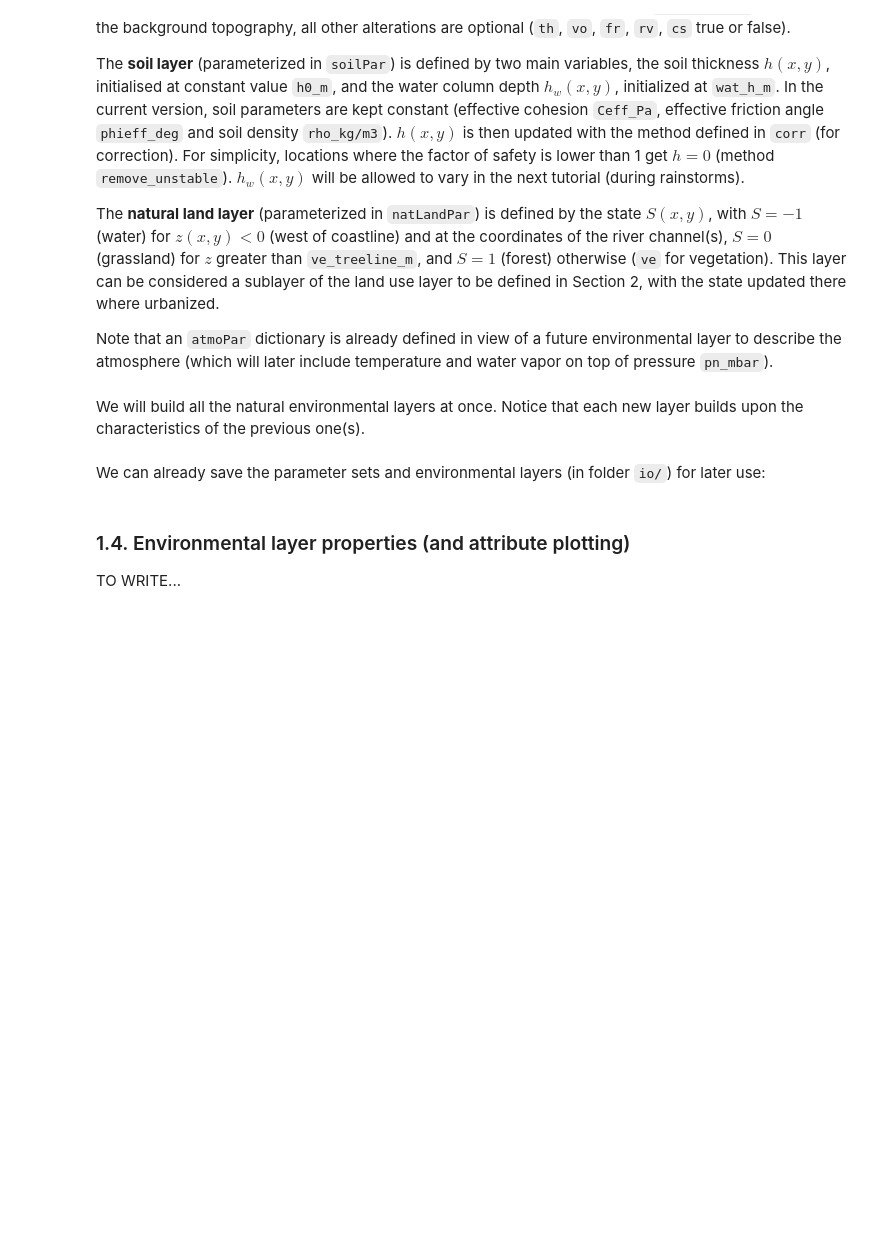
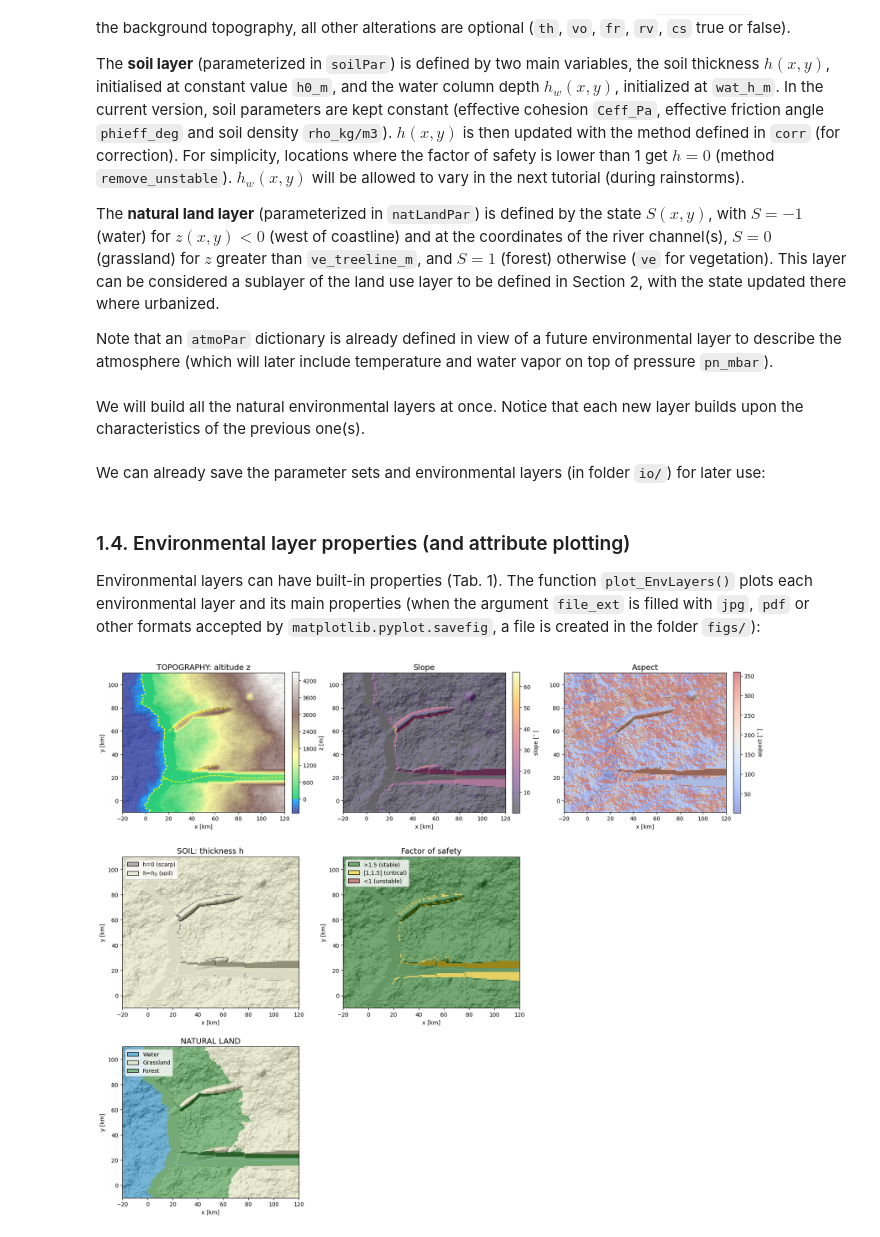
Before and after one commit to MignanRiskAnalytics/GenMR_SCOR, a Jupyter notebook: jupyter_execute/notebooks/Tutorial1_DigitalTemplate_environment.ipynb, the cells around one changed output. Drawn from its saved outputs; the diff is of its cells as text; code cells hidden in the pictures; blank space fills up the shorter version.

```diff
--- a/jupyter_execute/notebooks/Tutorial1_DigitalTemplate_environment.ipynb
+++ b/jupyter_execute/notebooks/Tutorial1_DigitalTemplate_environment.ipynb
@@ -157,4 +157,8 @@ GenMR_utils.save_class2pickle(natLandLayer, filename = 'envLayer_natLand')
 # %% [markdown]
 ### 1.4. Environmental layer properties (and attribute plotting)
 
-TO WRITE...
+Environmental layers can have built-in properties (Tab. 1). The function `plot_EnvLayers()` plots each environmental layer and its main properties (when the argument `file_ext` is filled with `jpg`, `pdf` or other formats accepted by `matplotlib.pyplot.savefig`, a file is created in the folder `figs/`):
+# %%
+GenMR_env.plot_EnvLayers([topoLayer, soilLayer, natLandLayer], file_ext = 'jpg')
+# %% [output]
+[figure, added]
```
Also changed, not shown: parts of 3 cells of this notebook, 21 other files.
